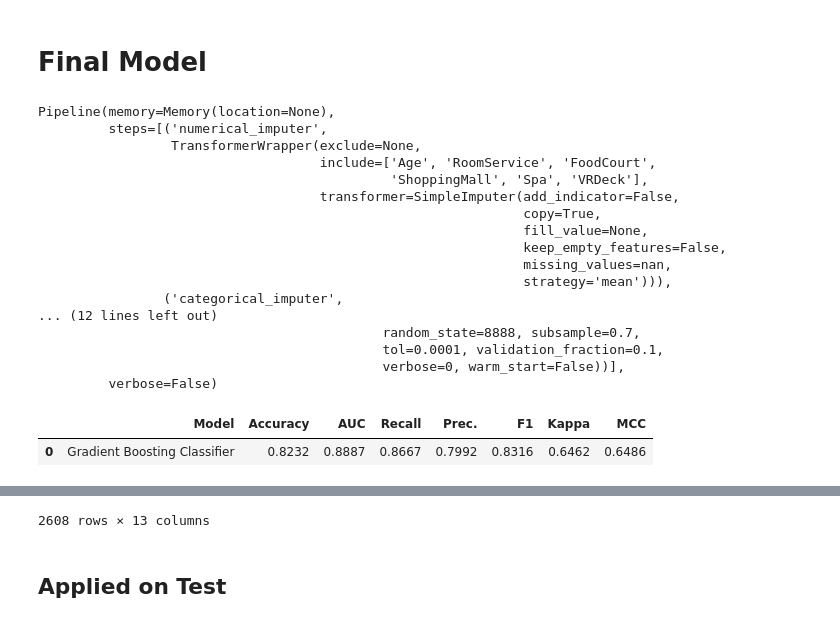
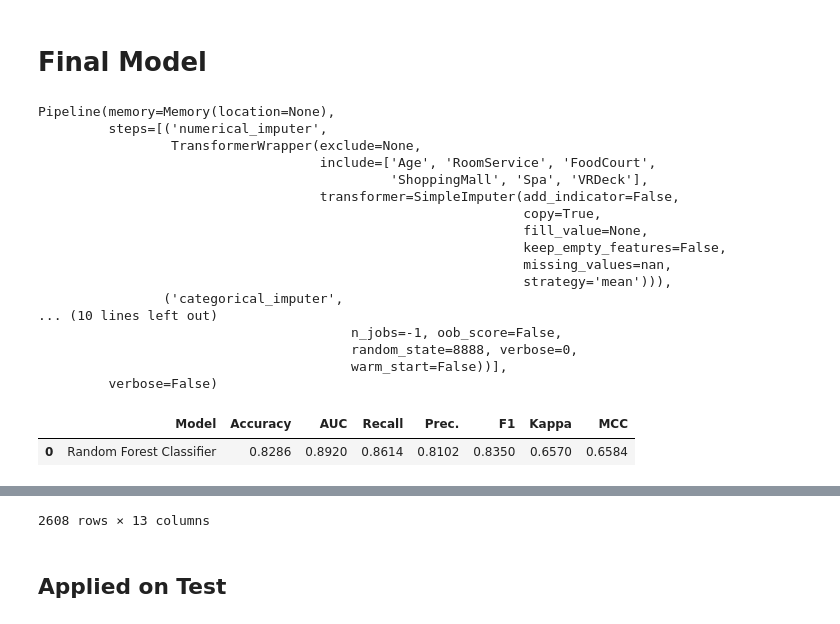
Before and after one commit to yht/kaggle-learnspace, a Jupyter notebook: spaceship-titanic/submit_v1.0.ipynb, the cells around one changed output, grey strips where cells are left out. Cells and saved outputs as stored; diff of their text form; code cells hidden in the pictures.

```diff
--- a/spaceship-titanic/submit_v1.0.ipynb
+++ b/spaceship-titanic/submit_v1.0.ipynb
@@ -480,8 +480,8 @@ predict_model(tuned_rf)
 # %% [markdown]
 # Final Model
 # %%
-final_gbc = finalize_model(tuned_gbc)
-print(final_gbc)
+final_rf = finalize_model(tuned_rf)
+print(final_rf)
 # %% [output]
 Pipeline(memory=Memory(location=None),
          steps=[('numerical_imputer',
@@ -495,16 +495,16 @@ Pipeline(memory=Memory(location=None),
                                                               missing_values=nan,
                                                               strategy='mean'))),
                 ('categorical_imputer',
-... (12 lines left out)
-                                            random_state=8888, subsample=0.7,
-                                            tol=0.0001, validation_fraction=0.1,
-                                            verbose=0, warm_start=False))],
+... (10 lines left out)
+                                        n_jobs=-1, oob_score=False,
+                                        random_state=8888, verbose=0,
+                                        warm_start=False))],
          verbose=False)
 # %%
-predict_model(final_gbc)
+predict_model(final_rf)
 # %% [output]
 |  | Model | Accuracy | AUC | Recall | Prec. | F1 | Kappa | MCC |
-| 0 | Gradient Boosting Classifier | 0.8232 | 0.8887 | 0.8667 | 0.7992 | 0.8316 | 0.6462 | 0.6486 |
+| 0 | Random Forest Classifier | 0.8286 | 0.8920 | 0.8614 | 0.8102 | 0.8350 | 0.6570 | 0.6584 |
 |  | CryoSleep | Age | VIP | RoomService | FoodCourt | ShoppingMall | Spa | VRDeck | HomePlanet_Earth | ... |
 | 859 | False | 33.00 | False | 13.00 | 0.00 | 984.00 | 0.00 | 0.00 | True | ... |
 | 3677 | False | 29.00 | False | 3,478.00 | 11,153.00 | 15.00 | 203.00 | 15.00 | True | ... |
```
Also changed, not shown: parts of 6 cells of this notebook, 3 other files.
